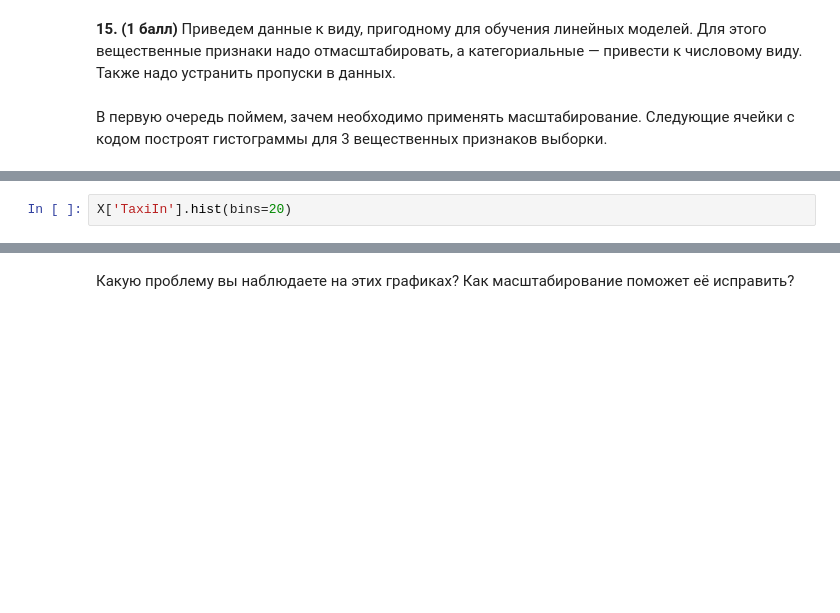
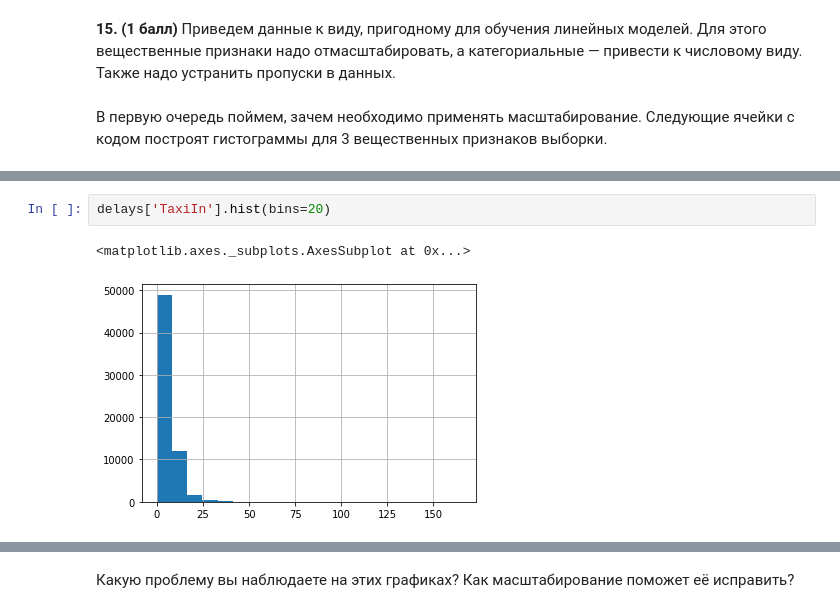
Before and after one commit to JhinGrace/ML_labs, a Jupyter notebook: ML Labas.ipynb, the cells around one changed output, grey strips where cells are left out. Drawn from its saved outputs; the diff is of its cells as text; blank space fills up the shorter version.

```diff
--- a/ML Labas.ipynb
+++ b/ML Labas.ipynb
@@ -256,3 +415,6 @@ X['DepTime_Hour'].hist(bins=20)
 # %%
-X['TaxiIn'].hist(bins=20)
+delays['TaxiIn'].hist(bins=20)
+# %% [output]
+<matplotlib.axes._subplots.AxesSubplot at 0x...>
+[figure, added]
 # %%
```
Also changed, not shown: parts of 49 cells of this notebook.
